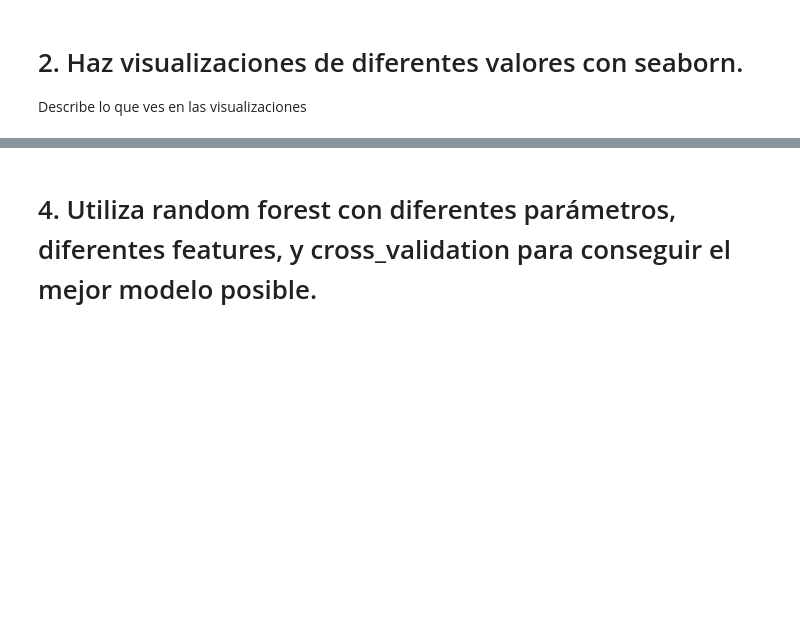
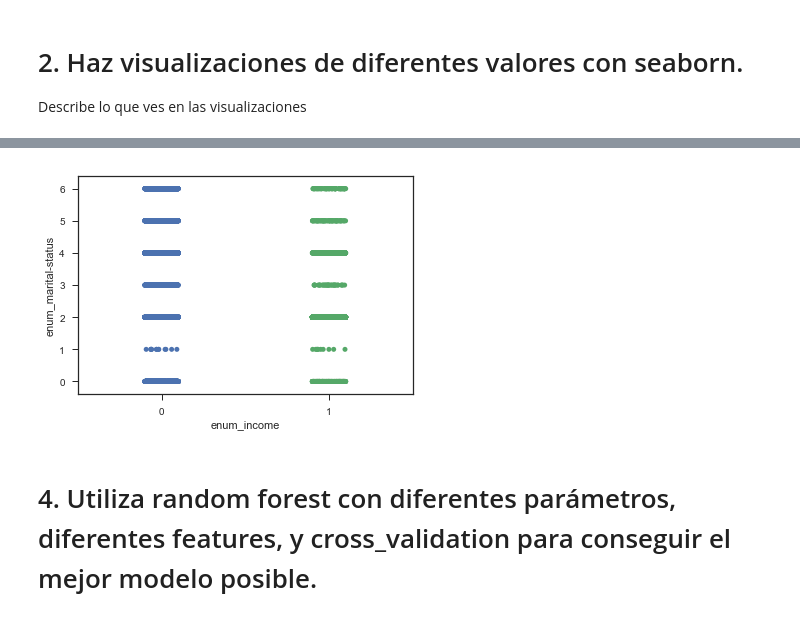
Before and after one commit to cristhro/Python_Machine_Learning, a Jupyter notebook: ejercicio 2/Ejercicio_2.ipynb, the cells around one changed output, grey strips where cells are left out. Cells and saved outputs as stored; diff of their text form; code cells hidden in the pictures; blank space fills up the shorter version.

```diff
--- a/ejercicio 2/Ejercicio_2.ipynb
+++ b/ejercicio 2/Ejercicio_2.ipynb
@@ -189,3 +271,7 @@ plot_correlation_map( df )
+# %%
+sns.stripplot(x="enum_income", y="enum_marital-status", data=df, jitter=True);
+# %% [output]
+[figure, added]
 # %% [markdown]
 # 4. Utiliza random forest con diferentes parámetros, diferentes features, y cross_validation para conseguir el mejor modelo posible.
 # %%
```
Also changed, not shown: parts of 32 cells of this notebook.
